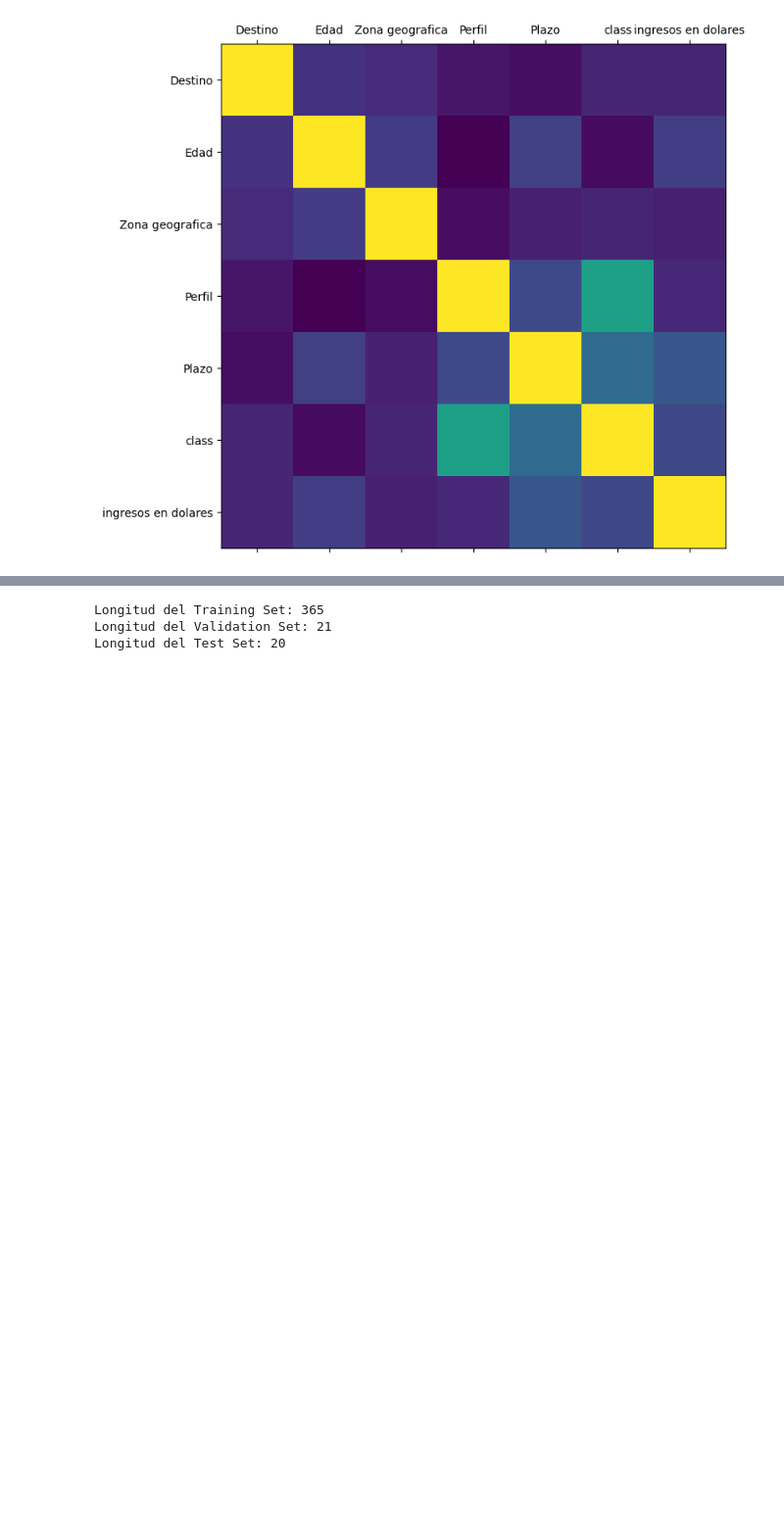
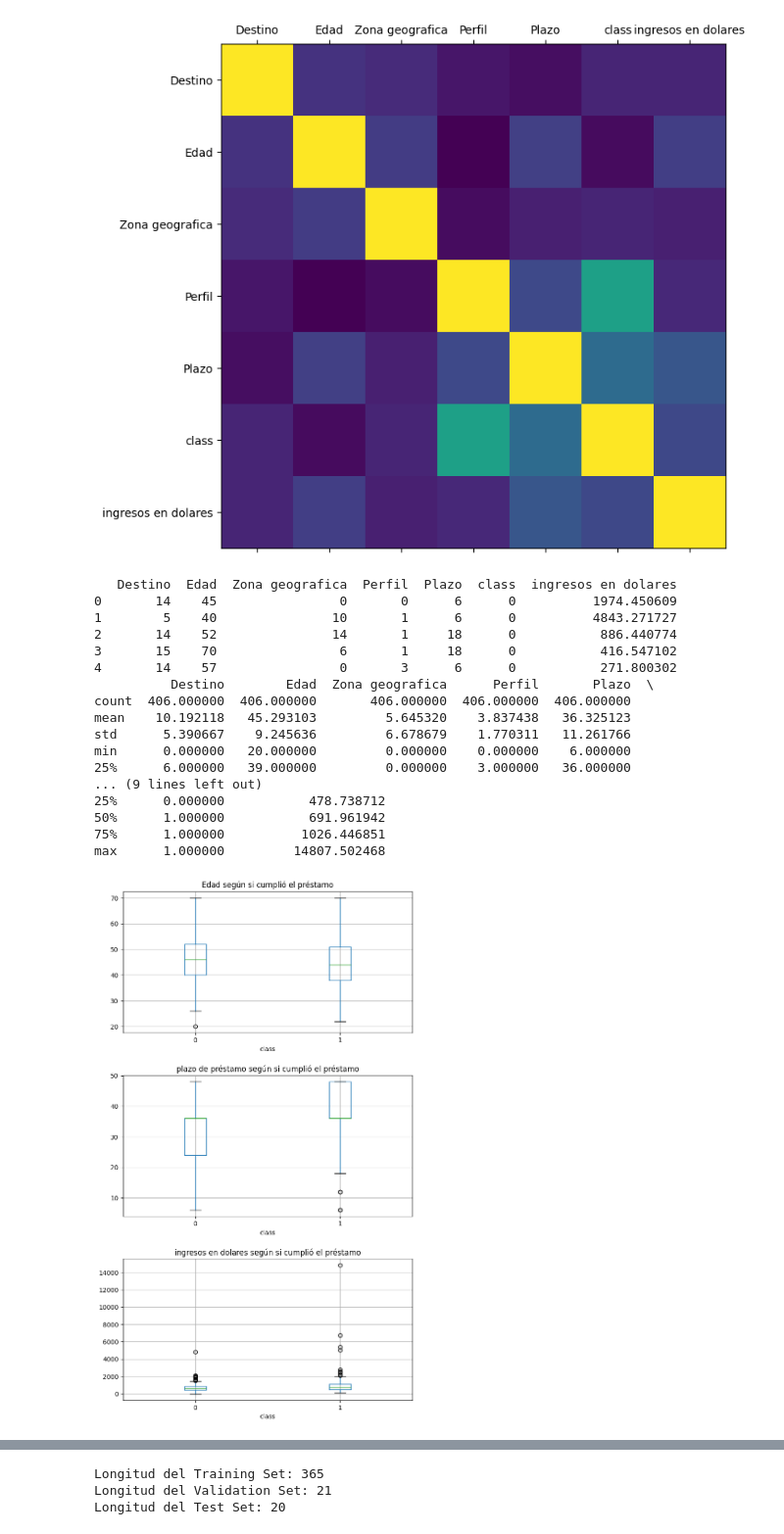
Before and after one commit to HANNNNSEN/AnalisisPrestamos, a Jupyter notebook: AnalisisPrestamos.ipynb, the cells around one changed output, grey strips where cells are left out. Shown at 98% size. Saved outputs shown, nothing was run; the diff lists cells and outputs as text; code cells hidden in the pictures; blank space fills up the shorter version.

```diff
--- a/AnalisisPrestamos.ipynb
+++ b/AnalisisPrestamos.ipynb
@@ -176,3 +176,43 @@ Edad                  -0.090078
 Name: class, dtype: float64
 [figure]
 [figure]
+# %%
+print(df_prueba.head())
+print(df_prueba.describe())
+
+#realizamos un boxplot para las variables numéricas
+fig, ax = plt.subplots( 3, figsize=(8, 15))
+# Edad
+df_prueba.boxplot(column='Edad', by = 'class', ax=ax[0])
+ax[0].set_title("Edad según si cumplió el préstamo")
+
+# plazo de préstamo
+df_prueba.boxplot(column='Plazo', by = 'class', ax=ax[1])
+ax[1].set_title("plazo de préstamo según si cumplió el préstamo")
+
+#ingresos en dolares a la hora de tomar el préstamo
+df_prueba.boxplot(column='ingresos en dolares', by = 'class', ax=ax[2])
+ax[2].set_title("ingresos en dolares según si cumplió el préstamo")
+
+fig.suptitle('')
+plt.subplots_adjust(hspace=0.3)
+plt.show()
+# %% [output]
+   Destino  Edad  Zona geografica  Perfil  Plazo  class  ingresos en dolares
+0       14    45                0       0      6      0          1974.450609
+1        5    40               10       1      6      0          4843.271727
+2       14    52               14       1     18      0           886.440774
+3       15    70                6       1     18      0           416.547102
+4       14    57                0       3      6      0           271.800302
+          Destino        Edad  Zona geografica      Perfil       Plazo  \
+count  406.000000  406.000000       406.000000  406.000000  406.000000
+mean    10.192118   45.293103         5.645320    3.837438   36.325123
+std      5.390667    9.245636         6.678679    1.770311   11.261766
+min      0.000000   20.000000         0.000000    0.000000    6.000000
+25%      6.000000   39.000000         0.000000    3.000000   36.000000
+... (9 lines left out)
+25%      0.000000           478.738712
+50%      1.000000           691.961942
+75%      1.000000          1026.446851
+max      1.000000         14807.502468
+[figure, added]
```
Also changed, not shown: parts of 5 cells of this notebook.
